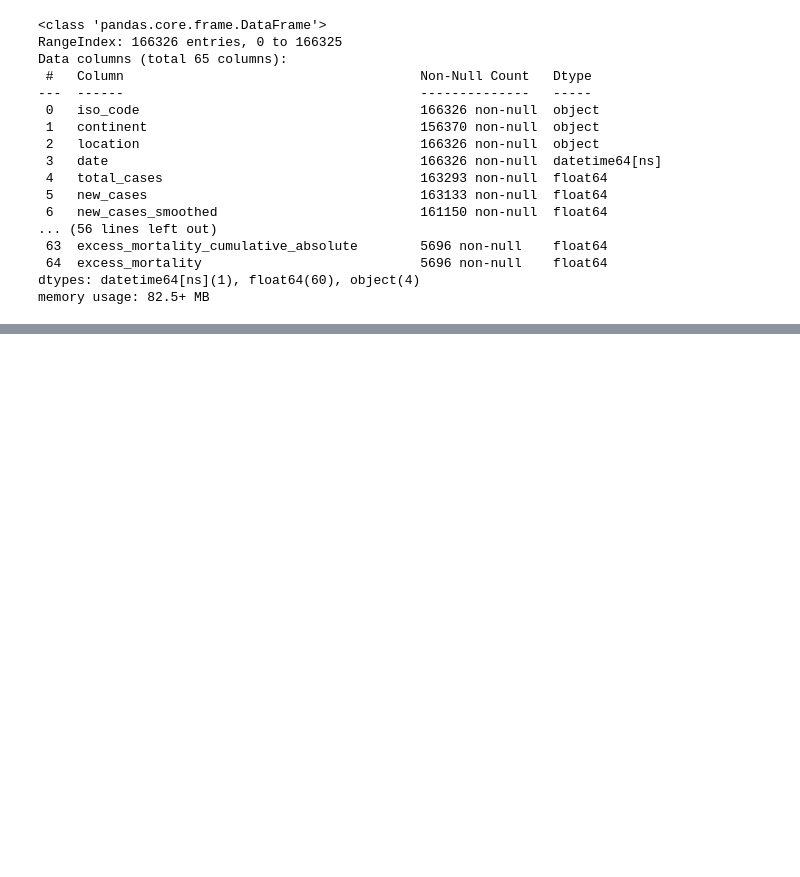
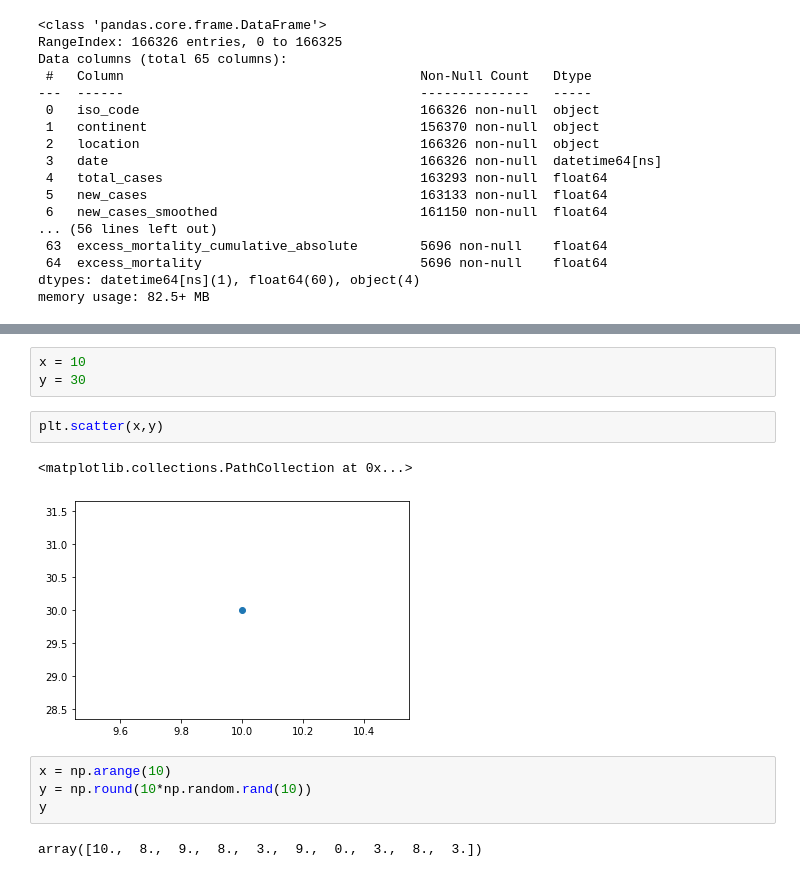
Before and after one commit to AkshaySiddannavar/Data-Science, a Jupyter notebook: Learning Pandas.ipynb, the cells around one changed output, grey strips where cells are left out. Saved outputs shown, nothing was run; the diff lists cells and outputs as text; blank space fills up the shorter version.

```diff
--- a/Learning Pandas.ipynb
+++ b/Learning Pandas.ipynb
@@ -455,0 +488,14 @@ memory usage: 82.5+ MB
+# %%
+x = 10
+y = 30
+# %%
+plt.scatter(x,y)
+# %% [output]
+<matplotlib.collections.PathCollection at 0x...>
+[figure, added]
+# %%
+x = np.arange(10)
+y = np.round(10*np.random.rand(10))
+y
+# %% [output]
+array([10.,  8.,  9.,  8.,  3.,  9.,  0.,  3.,  8.,  3.])
```
Also changed, not shown: parts of 8 cells of this notebook.
